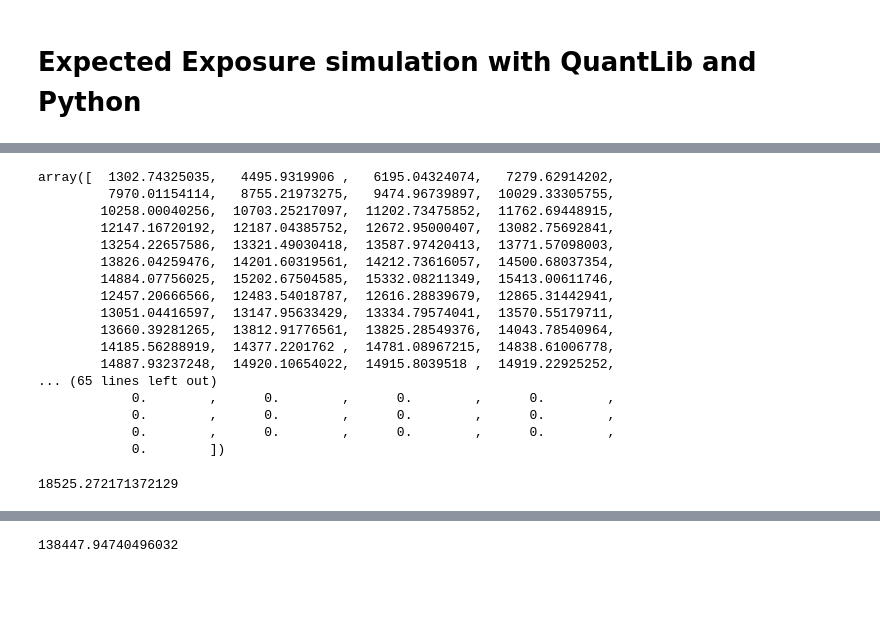
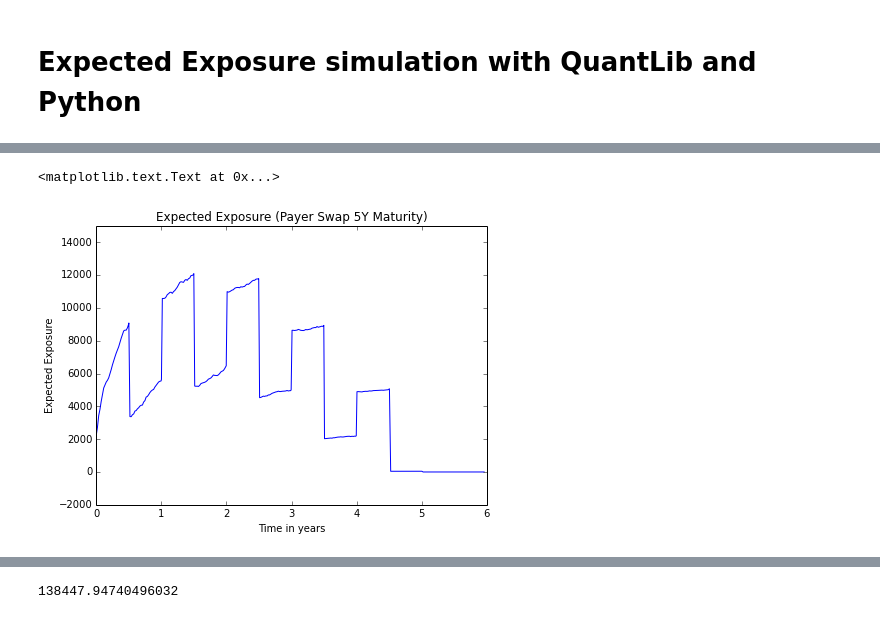
Before and after one commit to mgroncki/IPythonScripts, a Jupyter notebook: ExpectedExposureSimulation.ipynb, the cells around one changed output, grey strips where cells are left out. Cells and saved outputs as stored; diff of their text form; code cells hidden in the pictures; blank space fills up the shorter version.

```diff
--- a/ExpectedExposureSimulation.ipynb
+++ b/ExpectedExposureSimulation.ipynb
@@ -136,25 +141,10 @@ plt.plot(time_grid, np.sum(E, axis=0)/N)
-# %%
-EE = np.sum(E, axis=0)/N
-EE
-# %% [output]
-array([  1302.74325035,   4495.9319906 ,   6195.04324074,   7279.62914202,
-         7970.01154114,   8755.21973275,   9474.96739897,  10029.33305755,
-        10258.00040256,  10703.25217097,  11202.73475852,  11762.69448915,
-        12147.16720192,  12187.04385752,  12672.95000407,  13082.75692841,
-        13254.22657586,  13321.49030418,  13587.97420413,  13771.57098003,
-        13826.04259476,  14201.60319561,  14212.73616057,  14500.68037354,
-        14884.07756025,  15202.67504585,  15332.08211349,  15413.00611746,
-        12457.20666566,  12483.54018787,  12616.28839679,  12865.31442941,
-        13051.04416597,  13147.95633429,  13334.79574041,  13570.55179711,
-        13660.39281265,  13812.91776561,  13825.28549376,  14043.78540964,
-        14185.56288919,  14377.2201762 ,  14781.08967215,  14838.61006778,
-        14887.93237248,  14920.10654022,  14915.8039518 ,  14919.22925252,
-... (65 lines left out)
-            0.        ,      0.        ,      0.        ,      0.        ,
-            0.        ,      0.        ,      0.        ,      0.        ,
-            0.        ,      0.        ,      0.        ,      0.        ,
-            0.        ])
-# %%
-np.apply_along_axis(
-# %% [output]
-18525.272171372129
+# %%
+plt.figure(figsize=(7,5), dpi=300)
+plt.plot(time_grid, EE)
+plt.xlabel("Time in years")
+plt.ylabel("Expected Exposure")
+plt.ylim([-2000,15000])
+plt.title("Expected Exposure (Payer Swap 5Y Maturity)")
+# %% [output]
+<matplotlib.text.Text at 0x...>
+[figure, added]
```
Also changed, not shown: parts of 10 cells of this notebook.
